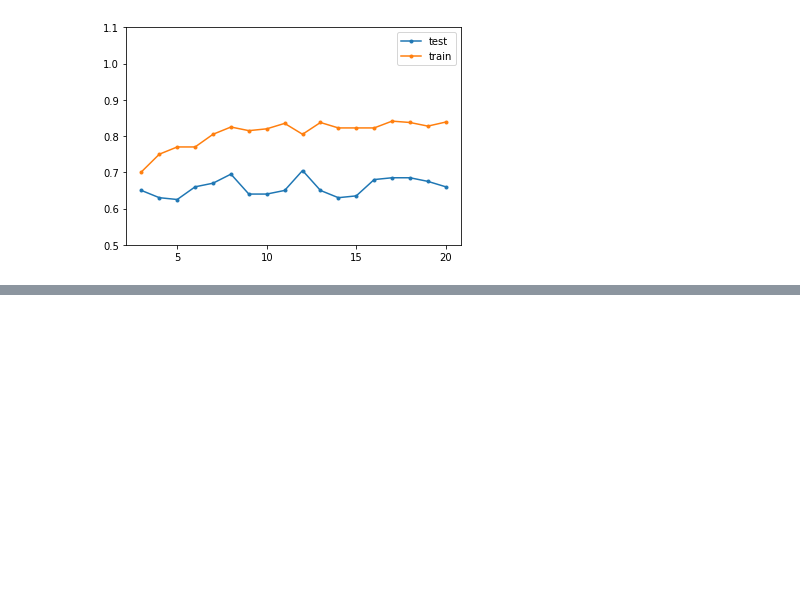
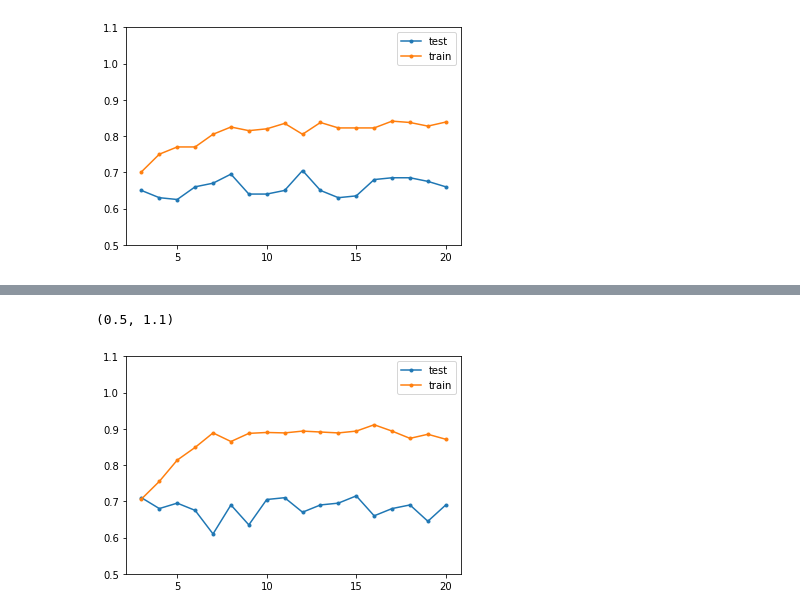
Before and after one commit to FelipeGorostiaga/MachineLearning, a Jupyter notebook: src/tp2/tp2_1.ipynb, the cells around one changed output, grey strips where cells are left out. Drawn from its saved outputs; the diff is of its cells as text; code cells hidden in the pictures; blank space fills up the shorter version.

Commit message:
9 iter figures

```diff
--- a/src/tp2/tp2_1.ipynb
+++ b/src/tp2/tp2_1.ipynb
@@ -505,7 +523,9 @@ train_precisions_2 = get_precision_plot_forest(train, train, attr_range, iterati
 # %%
 # Using Random Forest with 9 iterations
 forest_plot_2 = pd.DataFrame({'test': test_precisions_2, 'train': train_precisions_2}, index=[i for i in attr_range])
-forest_lines_2 = forest_plot_2.plot.line()
-forest_lines_2 = df.plot.line(style='.-')
+forest_lines_2 = forest_plot_2.plot(style='.-')
 forest_lines_2.locator_params(integer=True)
 forest_lines_2.set_ylim(0.5, 1.1)
+# %% [output]
+(0.5, 1.1)
+[figure, added]
```
Also changed, not shown: parts of 1 cell of this notebook.
